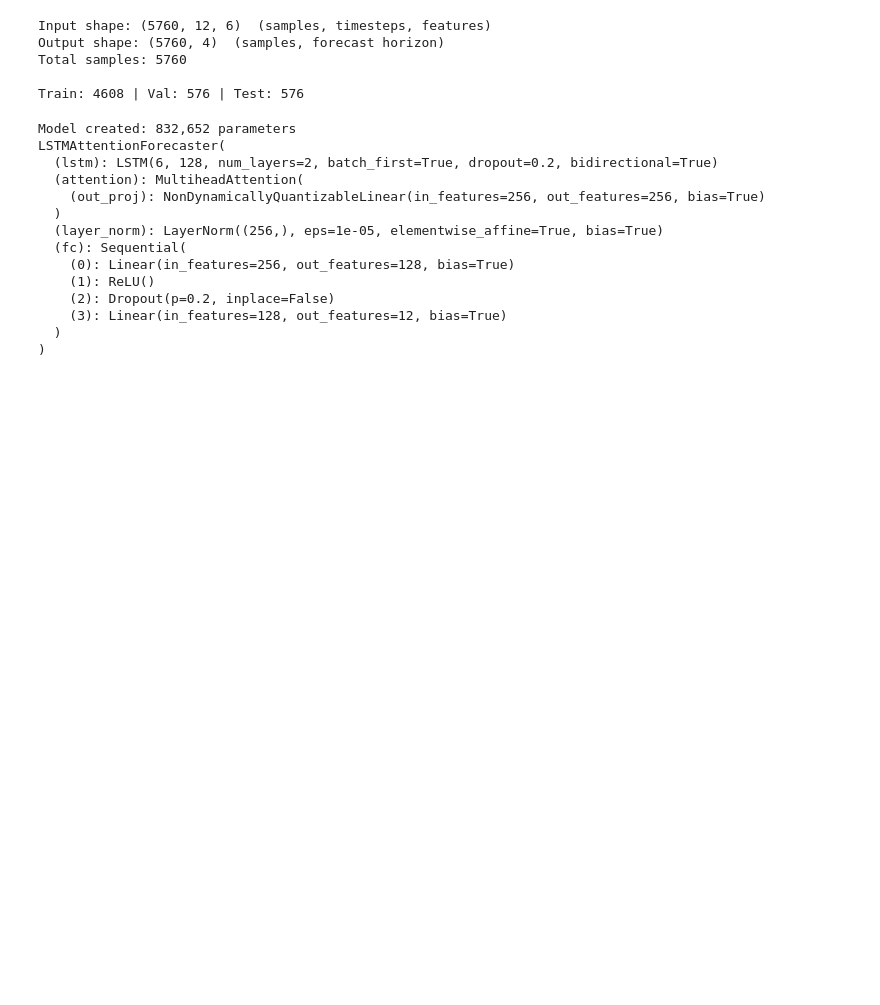
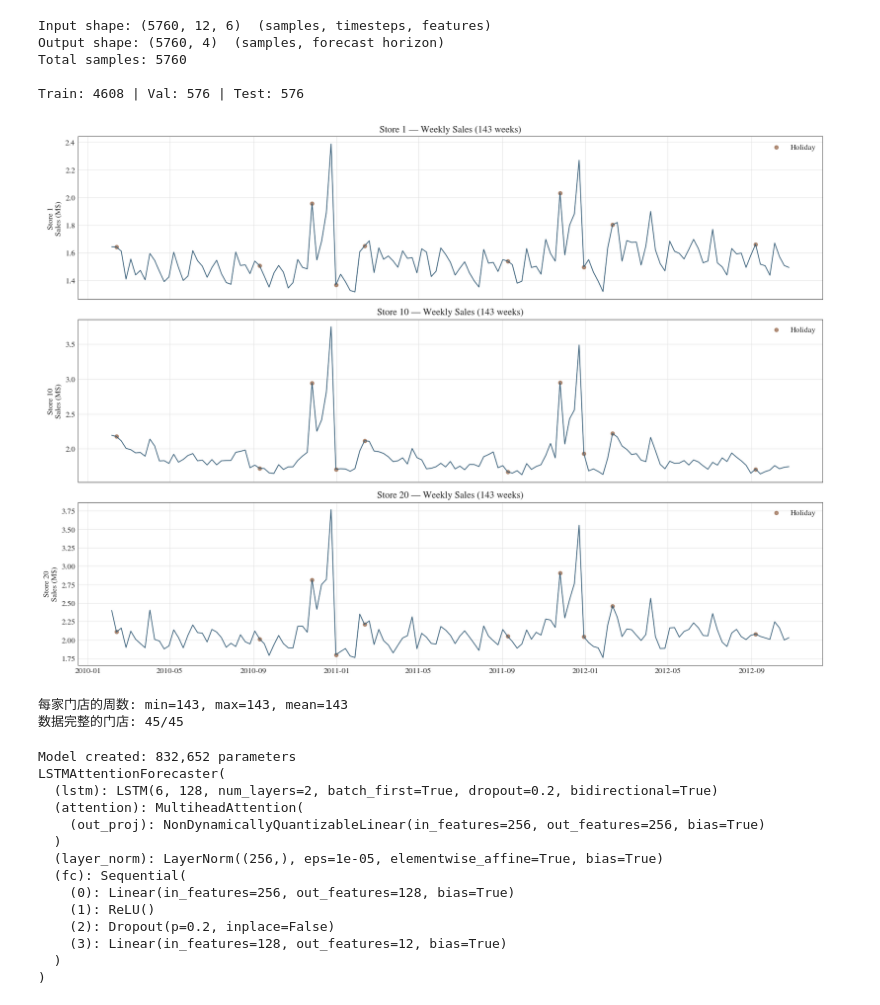
Before and after one commit to lingtao-meng/lstm-attention-demand-forecasting, a Jupyter notebook: notebooks/lstm_demand_forecast.ipynb, the cells around one changed output. Saved outputs shown, nothing was run; the diff lists cells and outputs as text; code cells hidden in the pictures; blank space fills up the shorter version.

```diff
--- a/notebooks/lstm_demand_forecast.ipynb
+++ b/notebooks/lstm_demand_forecast.ipynb
@@ -129,21 +136,26 @@ Train: 4608 | Val: 576 | Test: 576
 # %%
 # 检查每家门店的数据完整性
 store_counts = df.groupby('Store').size()
 print(f'每家门店的周数: min={store_counts.min()}, max={store_counts.max()}, mean={store_counts.mean():.0f}')
 print(f'数据完整的门店: {(store_counts == 143).sum()}/{len(store_counts)}')
 
 # 展示前 3 家门店的销售趋势
 fig, axes = plt.subplots(3, 1, figsize=(14, 10), sharex=True)
 for i, (store, ax) in enumerate(zip([1, 10, 20], axes)):
     store_data = df[df['Store'] == store].sort_values('Date')
-    ax.plot(store_data['Date'], store_data['Weekly_Sales'] / 1e6, 'b-', linewidth=1)
+    ax.plot(store_data['Date'], store_data['Weekly_Sales'] / 1e6, '-', color='#315974', linewidth=1)
     ax.set_ylabel(f'Store {store}\nSales (M\$)')
     ax.set_title(f'Store {store} — Weekly Sales ({len(store_data)} weeks)')
     # Mark holidays
     holidays = store_data[store_data['Holiday_Flag'] == 1]
-    ax.scatter(holidays['Date'], holidays['Weekly_Sales'] / 1e6, c='red', s=20, alpha=0.7, label='Holiday')
+    ax.scatter(holidays['Date'], holidays['Weekly_Sales'] / 1e6, c='#936345', s=20, alpha=0.7, label='Holiday')
     ax.legend(loc='upper right')
+format_figure(plt.gcf())
 plt.tight_layout(); plt.show()
+# %% [output]
+[figure, added]
+每家门店的周数: min=143, max=143, mean=143
+数据完整的门店: 45/45
 # %%
 # ==========================================
 # 3. 模型架构：LSTM + Self-Attention
```
Also changed, not shown: parts of 11 cells of this notebook, 31 other files.
